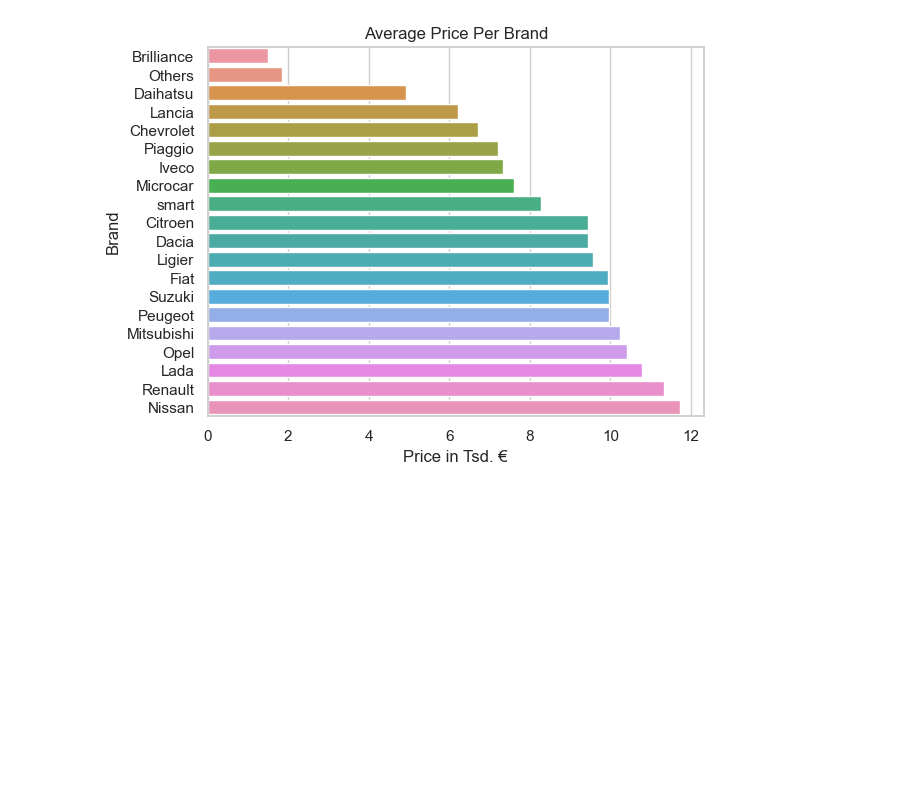
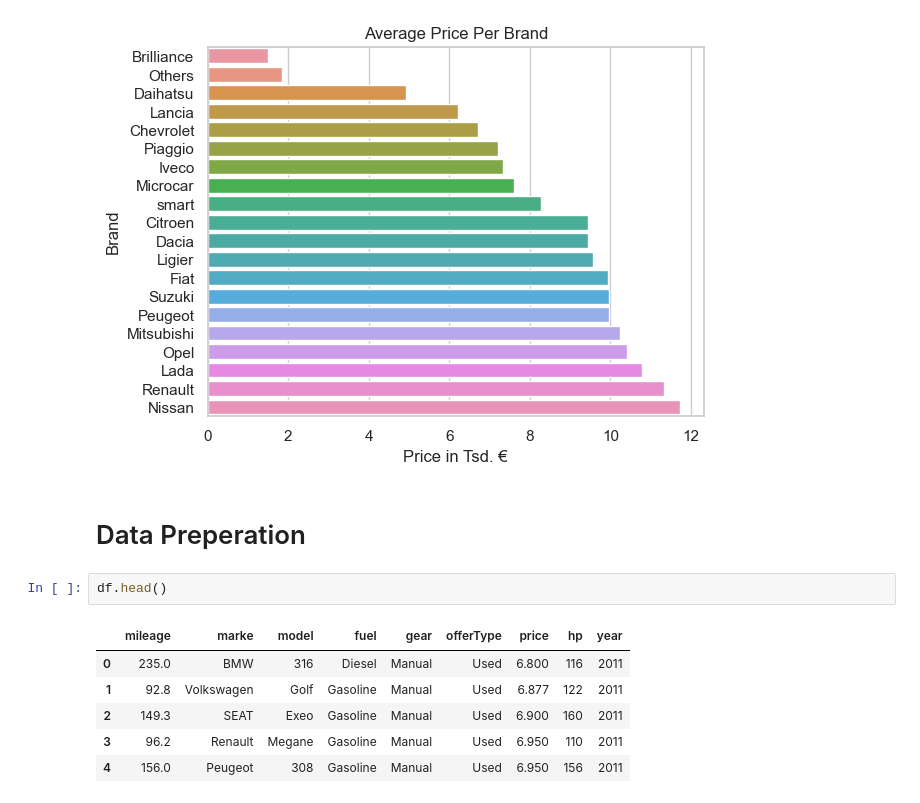
Before and after one commit to Julian-Sakmann/Autoscout24_project, a Jupyter notebook: autoscout24_data_exploration.ipynb, the cells around one changed output. Drawn from its saved outputs; the diff is of its cells as text; blank space fills up the shorter version.

Commit message:
Update
Added one hot encoding to autoscout24_data_exploration.ipynb
Added the streamlit app: autoscout24_streamlit_app.py

```diff
--- a/autoscout24_data_exploration.ipynb
+++ b/autoscout24_data_exploration.ipynb
@@ -218,3 +229,14 @@ plt.savefig("bottom_20_brands_avg_price", dpi=600, bbox_inches='tight')
 plt.show()
 # %% [output]
 [figure]
+# %% [markdown]
+# Data Preperation
+# %%
+df.head()
+# %% [output]
+|  | mileage | marke | model | fuel | gear | offerType | price | hp | year |
+| 0 | 235.0 | BMW | 316 | Diesel | Manual | Used | 6.800 | 116 | 2011 |
+| 1 | 92.8 | Volkswagen | Golf | Gasoline | Manual | Used | 6.877 | 122 | 2011 |
+| 2 | 149.3 | SEAT | Exeo | Gasoline | Manual | Used | 6.900 | 160 | 2011 |
+| 3 | 96.2 | Renault | Megane | Gasoline | Manual | Used | 6.950 | 110 | 2011 |
+| 4 | 156.0 | Peugeot | 308 | Gasoline | Manual | Used | 6.950 | 156 | 2011 |
```
Also changed, not shown: parts of 4 cells of this notebook, 10 other files.
